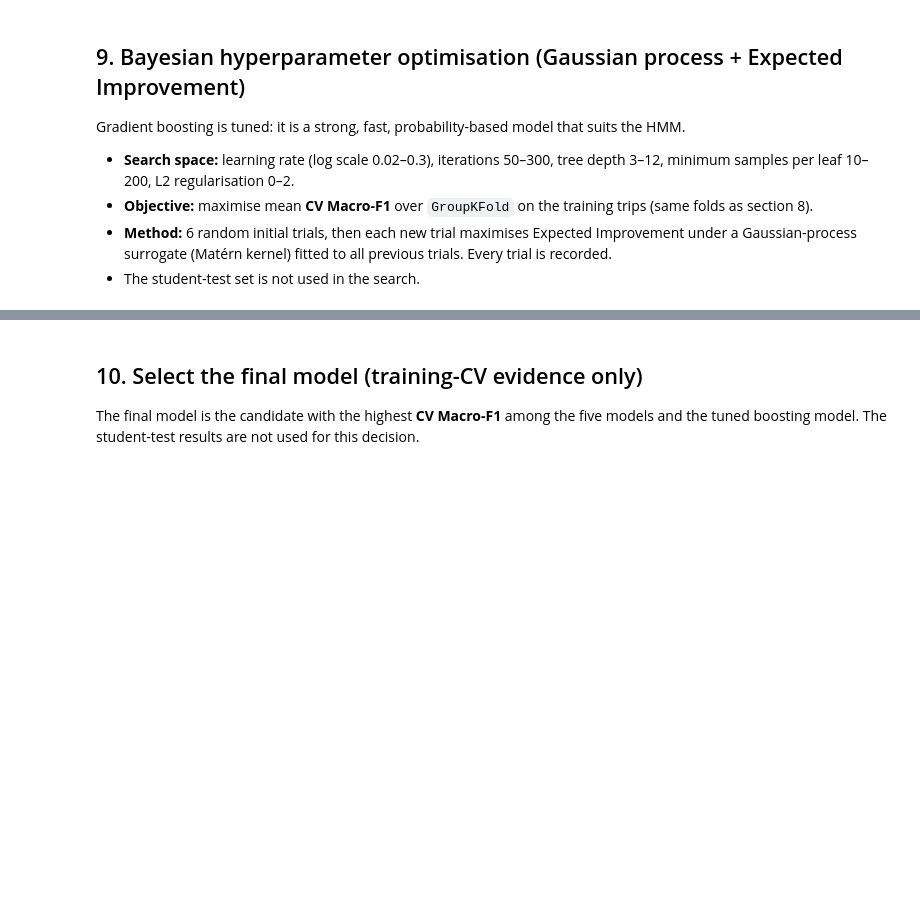
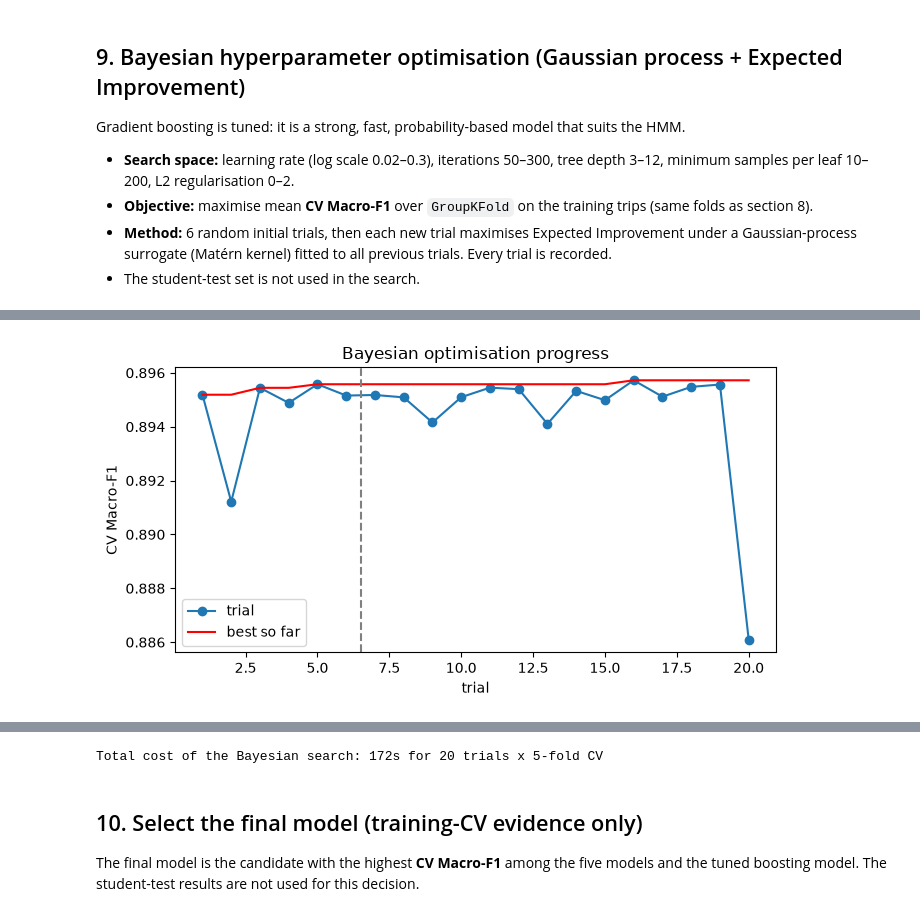
Before and after one commit to Sannath-Korada/ML_Hackathon_team_10, a Jupyter notebook: ML_team_10.ipynb, the cells around one changed output, grey strips where cells are left out. Cells and saved outputs as stored; diff of their text form; code cells hidden in the pictures; blank space fills up the shorter version.

```diff
--- a/ML_team_10.ipynb
+++ b/ML_team_10.ipynb
@@ -71,0 +75,21 @@ Student-test folder: Student folder/student_test
+# %%
+EXTS = [".track", ".nodes", ".arcs", ".route"]
+
+def trip_folders(folder):
+    return sorted(p for p in folder.iterdir() if p.is_dir() and (p / f"{p.name}.track").exists())
+
+def inventory(folder, partition):
+    rows = []
+    for td in trip_folders(folder):
+        row = {"partition": partition, "trip_id": td.name}
+        for e in EXTS:
+            f = td / f"{td.name}{e}"
+            row[e + "_exists"] = f.exists()
+            row[e + "_KB"] = round(f.stat().st_size / 1024, 1) if f.exists() else 0
+        rows.append(row)
+    return pd.DataFrame(rows)
+
+inv = pd.concat([inventory(TRAIN_DIR, "train"), inventory(STUDENT_TEST_DIR, "student_test")], ignore_index=True)
+print(inv.groupby("partition")["trip_id"].count().rename("trips").to_string())
+print("Trips with a missing file:", int((~inv[[e + "_exists" for e in EXTS]].all(axis=1)).sum()))
+display(inv.head())
@@ -349,0 +619,25 @@ print("\nBest CV Macro-F1:", round(max(scores), 4), "\nBest parameters:", best_p
+# %%
+plt.figure(figsize=(7, 3.8))
+plt.plot(bo_trials["trial"], bo_trials["cv_macro_f1"], "o-", label="trial")
+plt.plot(bo_trials["trial"], bo_trials["cv_macro_f1"].cummax(), "r-", label="best so far")
+plt.axvline(N_INITIAL + 0.5, ls="--", color="grey"); plt.xlabel("trial"); plt.ylabel("CV Macro-F1")
+plt.title("Bayesian optimisation progress"); plt.legend(); plt.tight_layout()
+plt.show()
+
+tuned = make_hgb(best_params)
+res_tuned = cross_validate(tuned, X_train, y_train, groups=g_train, cv=cv, scoring={"f1": "f1_macro", "ll": "neg_log_loss"})
+tuned.fit(X_train, y_train)
+t0 = time.time(); p_tuned = tuned.predict_proba(X_test)[:, 1]; inf_tuned = time.time() - t0
+top1_t, miss_t = top1_and_miss(test_tbl, p_tuned)
+pred_t = (p_tuned >= 0.5).astype(int)
+tuned_row = {"Model": "Hist Gradient Boosting (Bayesian tuned)", "CV_Macro_F1": res_tuned["test_f1"].mean(),
+             "CV_Log_Loss": -res_tuned["test_ll"].mean(), "Test_Macro_F1": f1_score(y_test, pred_t, average="macro"),
+             "Test_Log_Loss": log_loss(y_test, np.clip(p_tuned, 1e-6, 1 - 1e-6)), "Top1_Accuracy": top1_t,
+             "Route_Continuity": mean_continuity(test_tbl, p_tuned), "Inference_time_s": inf_tuned}
+untuned_row = comparison.loc["Hist Gradient Boosting"].to_dict(); untuned_row["Model"] = "Hist Gradient Boosting (untuned)"
+tuning_comparison = pd.DataFrame([untuned_row, tuned_row]).set_index("Model")[
+    ["CV_Macro_F1", "CV_Log_Loss", "Test_Macro_F1", "Test_Log_Loss", "Top1_Accuracy", "Route_Continuity", "Inference_time_s"]]
+display(tuning_comparison.round(4))
+print(f"Total cost of the Bayesian search: {bo_seconds:.0f}s for {len(bo_trials)} trials x {CV_FOLDS}-fold CV")
+# %% [output]
+[figure, added]
@@ -350,3 +648,4 @@ print("\nBest CV Macro-F1:", round(max(scores), 4), "\nBest parameters:", best_p
+Total cost of the Bayesian search: 172s for 20 trials x 5-fold CV
 # %% [markdown]
 ## 10. Select the final model (training-CV evidence only)
 The final model is the candidate with the highest **CV Macro-F1** among the five models and the tuned boosting model. The student-test results are not used for this decision.
```
Also changed, not shown: parts of 22 cells of this notebook, 3 other files.
